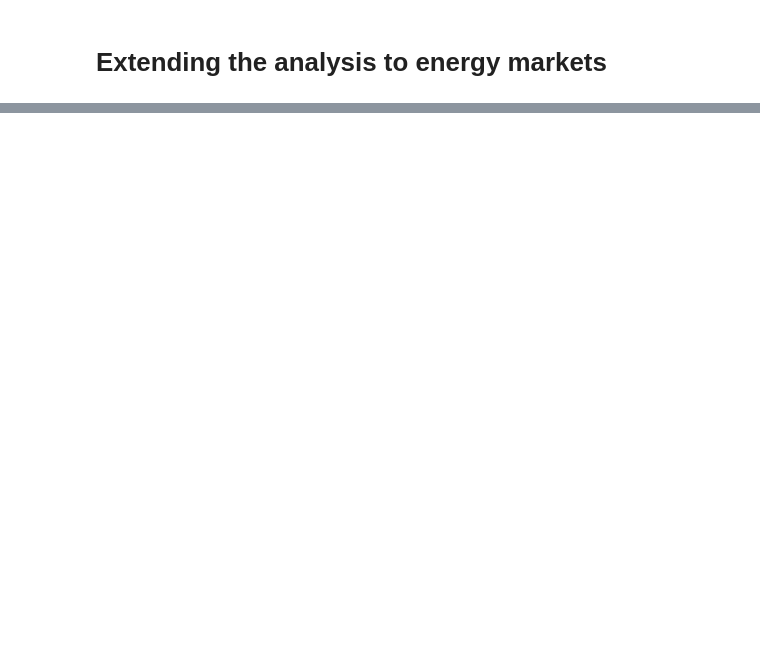
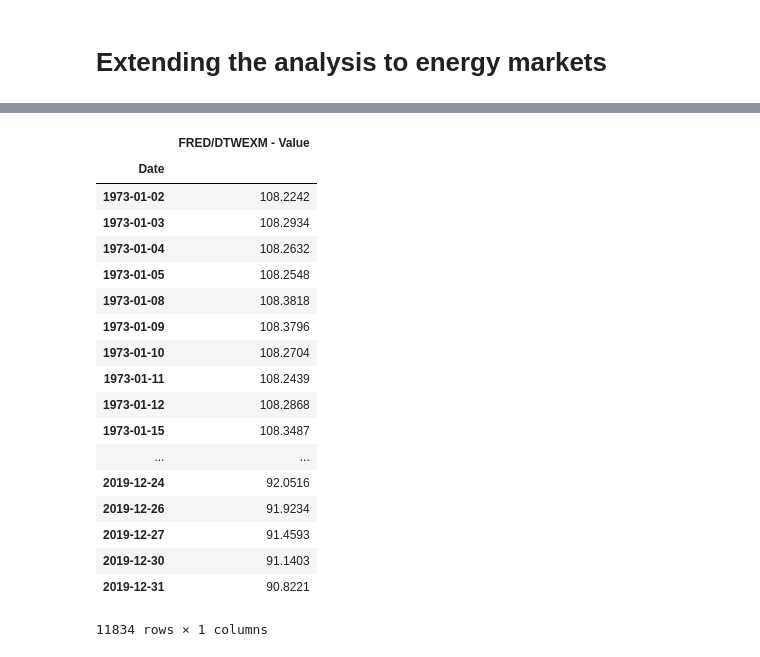
Before and after one commit to matwizard/Data-Analysis, a Jupyter notebook: FRED FX Analysis/FX_and_Energy_time_series_analysis.ipynb, the cells around one changed output, grey strips where cells are left out. Saved outputs shown, nothing was run; the diff lists cells and outputs as text; code cells hidden in the pictures; blank space fills up the shorter version.

```diff
--- a/FRED FX Analysis/FX_and_Energy_time_series_analysis.ipynb
+++ b/FRED FX Analysis/FX_and_Energy_time_series_analysis.ipynb
@@ -158,0 +319,22 @@ df_rolling.plot(subplots=True,figsize=(15,11),layout=(3, 3))
+# %%
+quandl.get(["FRED/DTWEXM"])
+# %% [output]
+|  | FRED/DTWEXM - Value |
+| Date |  |
+| 1973-01-02 | 108.2242 |
+| 1973-01-03 | 108.2934 |
+| 1973-01-04 | 108.2632 |
+| 1973-01-05 | 108.2548 |
+| 1973-01-08 | 108.3818 |
+| 1973-01-09 | 108.3796 |
+| 1973-01-10 | 108.2704 |
+| 1973-01-11 | 108.2439 |
+| 1973-01-12 | 108.2868 |
+| 1973-01-15 | 108.3487 |
+| ... | ... |
+| 2019-12-24 | 92.0516 |
+| 2019-12-26 | 91.9234 |
+| 2019-12-27 | 91.4593 |
+| 2019-12-30 | 91.1403 |
+| 2019-12-31 | 90.8221 |
+11834 rows × 1 columns
```
Also changed, not shown: parts of 23 cells of this notebook.
